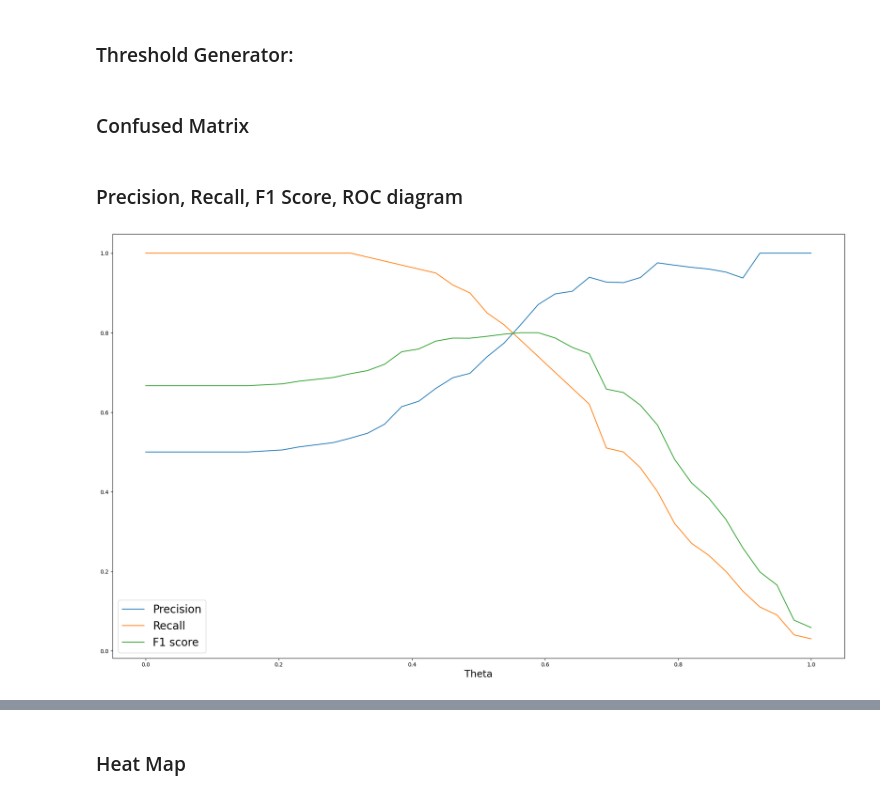
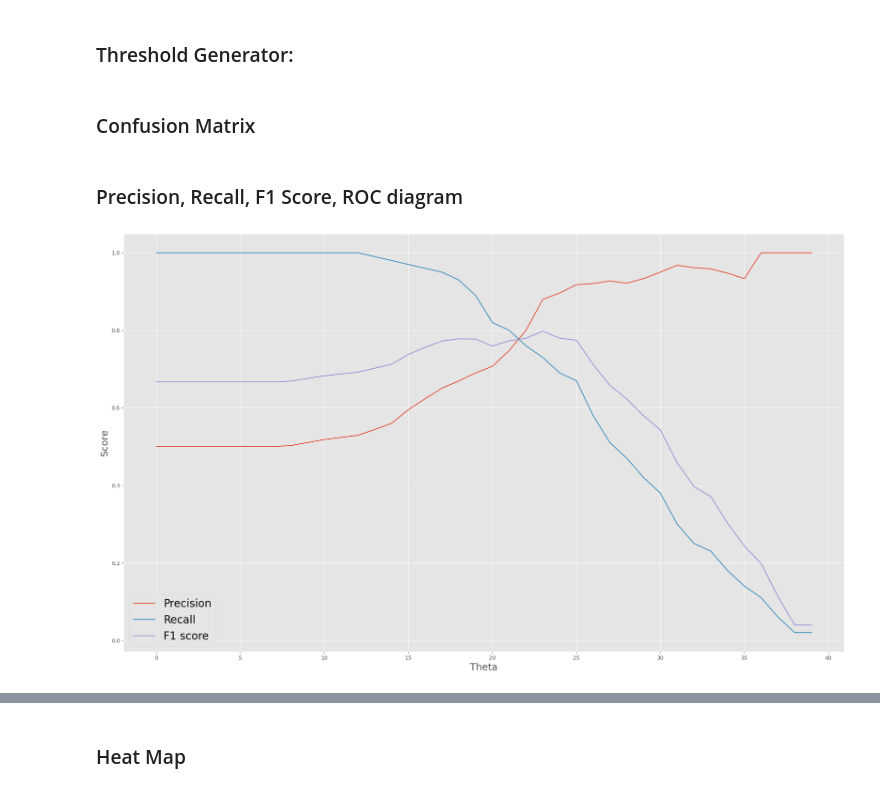
Before and after one commit to jacklvd/intelligent_sys, a Jupyter notebook: HW2/code/mnist.ipynb, the cells around one changed output, grey strips where cells are left out. Saved outputs shown, nothing was run; the diff lists cells and outputs as text; code cells hidden in the pictures.

```diff
--- a/HW2/code/mnist.ipynb
+++ b/HW2/code/mnist.ipynb
@@ -127,5 +130,5 @@ for _ in range(EPOCH):
 # %% [markdown]
-### Confused Matrix
+### Confusion Matrix
 # %%
 def confused_matrix():
     precision, recall, f1_score, true_pos, false_pos, confuse_value = [], [], [], [], [], []
@@ -164,18 +167,20 @@ def confused_matrix():
 # %%
 evaluation = confused_matrix()
 fig, ax = plt.subplots(1, 1, sharex=True, figsize=(24, 14))
 labels_graph = ['Precision', 'Recall', 'F1 score']
+plt.style.use('ggplot')
 
 # precision, recall, f1 score
 for i in range(3):
-    plt.plot(np.linspace(0, 1, 40), evaluation[i], label= labels_graph[i])
+    plt.plot([j for j in range(40)], evaluation[i], label= labels_graph[i])
 plt.legend(prop={'size': 20})
 
 plt.xlabel('Theta', fontsize=18)
+plt.ylabel('Score', fontsize=18)
 plt.savefig('../assets/figure1.png')
 plt.show()
 # %% [output]
-[figure, old version]
+[figure, new version]
 # %%
 fig = plt.subplots(1, 1, sharex=True, figsize=(24, 14))
 true_pos = [i/100 for i in evaluation[3]]
```
Also changed, not shown: parts of 23 cells of this notebook, 9 other files.
